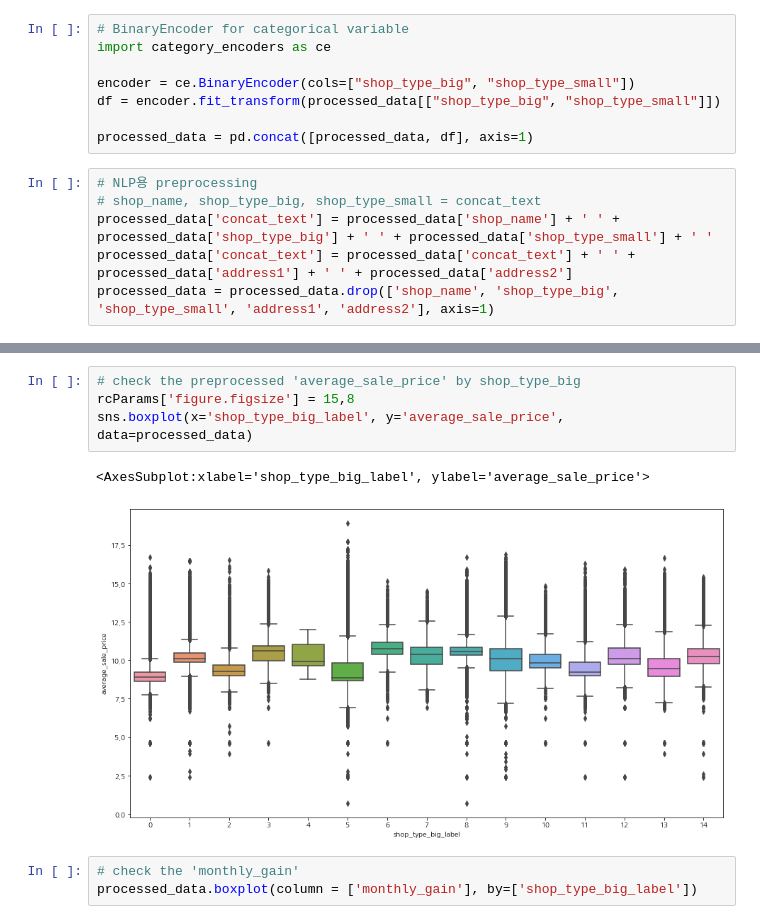
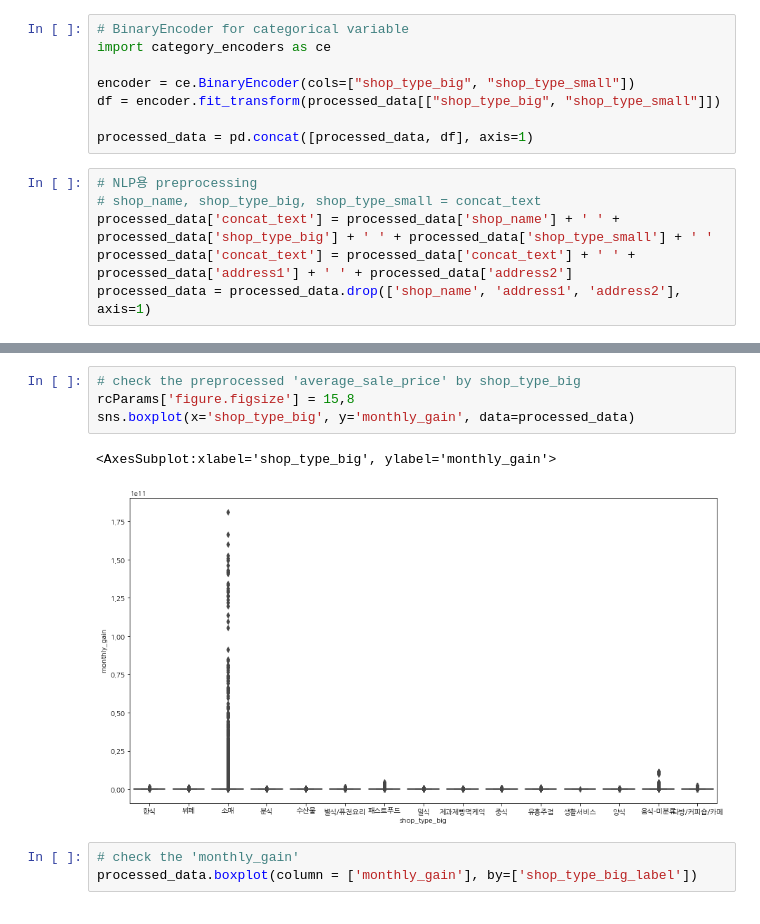
Before and after one commit to iDolphin99/Commerical_data_analysis, a Jupyter notebook: dolphin/baseline_classification_big_NLP.ipynb, the cells around one changed output, grey strips where cells are left out. Saved outputs shown, nothing was run; the diff lists cells and outputs as text.

```diff
--- a/dolphin/baseline_classification_big_NLP.ipynb
+++ b/dolphin/baseline_classification_big_NLP.ipynb
@@ -230,7 +236,7 @@ processed_data = pd.concat([processed_data, df], axis=1)
 # shop_name, shop_type_big, shop_type_small = concat_text
 processed_data['concat_text'] = processed_data['shop_name'] + ' ' + processed_data['shop_type_big'] + ' ' + processed_data['shop_type_small'] + ' '
 processed_data['concat_text'] = processed_data['concat_text'] + ' ' + processed_data['address1'] + ' ' + processed_data['address2']
-processed_data = processed_data.drop(['shop_name', 'shop_type_big', 'shop_type_small', 'address1', 'address2'], axis=1)
+processed_data = processed_data.drop(['shop_name', 'address1', 'address2'], axis=1)
 # %%
 # Labeling - KMeans Clustering
 # longitude + latitude = geo
@@ -293,10 +299,10 @@ processed_data
 # %%
 # check the preprocessed 'average_sale_price' by shop_type_big
 rcParams['figure.figsize'] = 15,8
-sns.boxplot(x='shop_type_big_label', y='average_sale_price', data=processed_data)
+sns.boxplot(x='shop_type_big', y='monthly_gain', data=processed_data)
 # %% [output]
-<AxesSubplot:xlabel='shop_type_big_label', ylabel='average_sale_price'>
+<AxesSubplot:xlabel='shop_type_big', ylabel='monthly_gain'>
-[figure, old version]
+[figure, new version]
 # %%
 # check the 'monthly_gain'
 processed_data.boxplot(column = ['monthly_gain'], by=['shop_type_big_label'])
```
Also changed, not shown: parts of 22 cells of this notebook, 1 other file.
